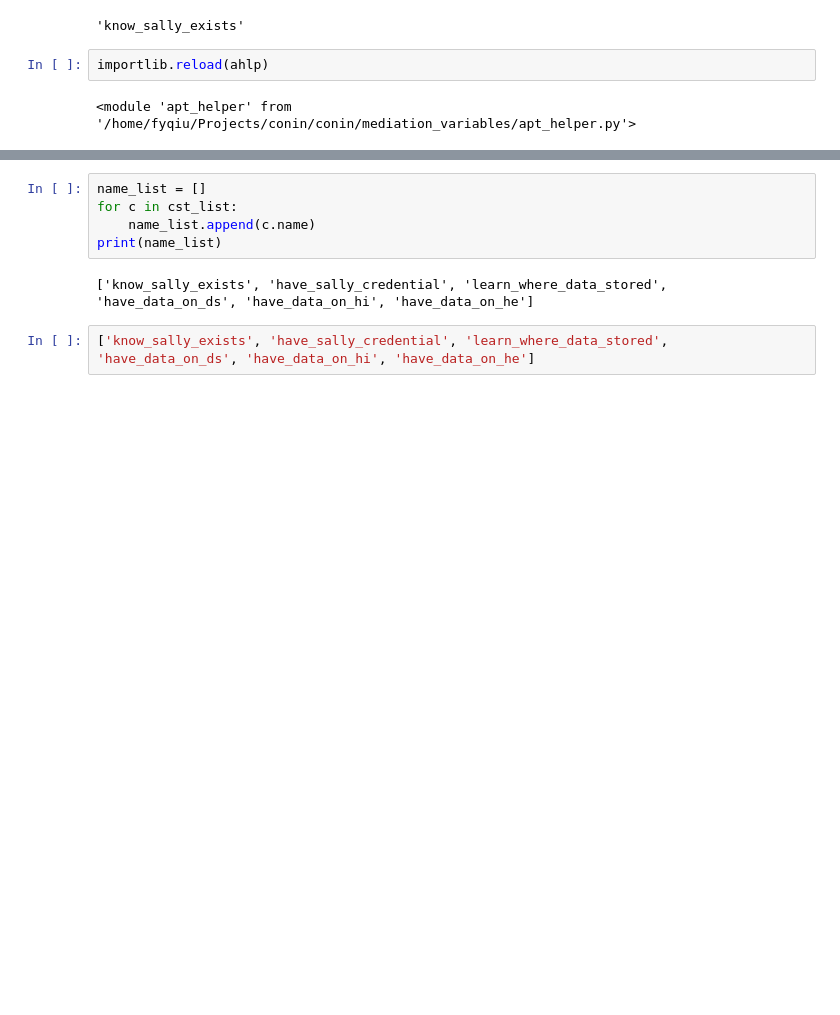
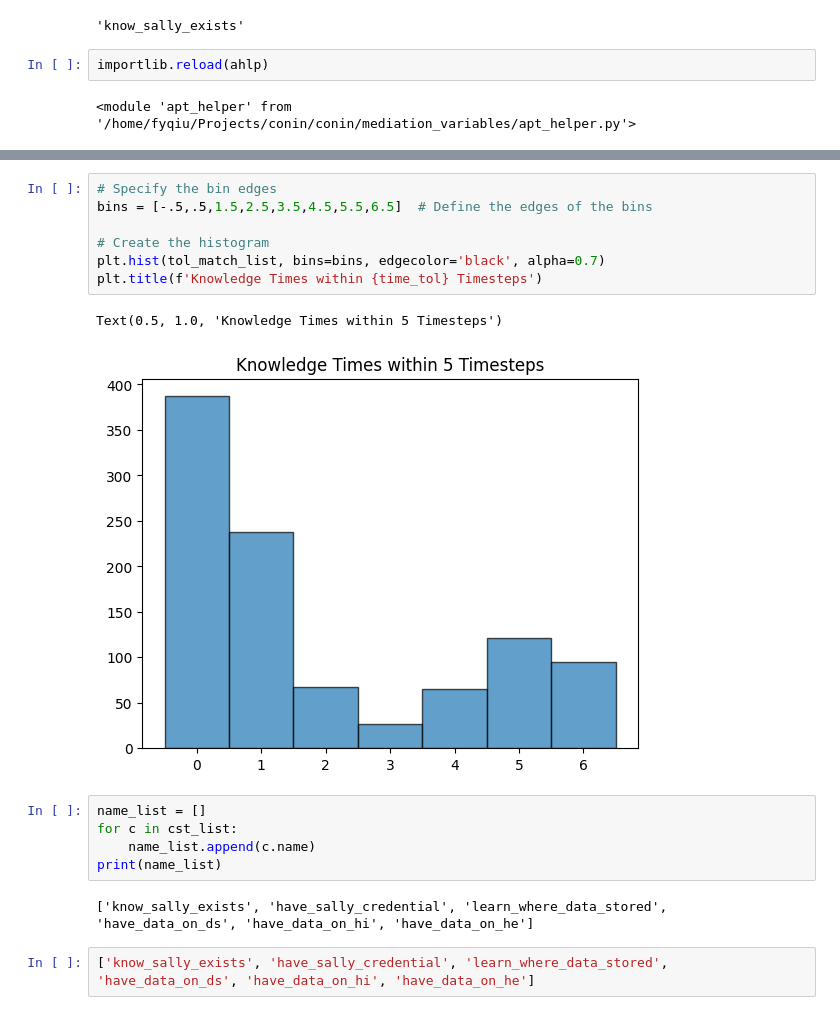
Before and after one commit to sandialabs/conin, a Jupyter notebook: conin/mediation_variables/apt_experiments.ipynb, the cells around one changed output, grey strips where cells are left out. Cells and saved outputs as stored; diff of their text form; blank space fills up the shorter version.

```diff
--- a/conin/mediation_variables/apt_experiments.ipynb
+++ b/conin/mediation_variables/apt_experiments.ipynb
@@ -947,3 +955,13 @@ NameError: name 'name_list' is not defined
+# %%
+# Specify the bin edges
+bins = [-.5,.5,1.5,2.5,3.5,4.5,5.5,6.5]  # Define the edges of the bins
+
+# Create the histogram
+plt.hist(tol_match_list, bins=bins, edgecolor='black', alpha=0.7)
+plt.title(f'Knowledge Times within {time_tol} Timesteps')
+# %% [output]
+Text(0.5, 1.0, 'Knowledge Times within 5 Timesteps')
+[figure, added]
 # %%
 name_list = []
 for c in cst_list:
```
Also changed, not shown: parts of 7 cells of this notebook, 4 other files.
